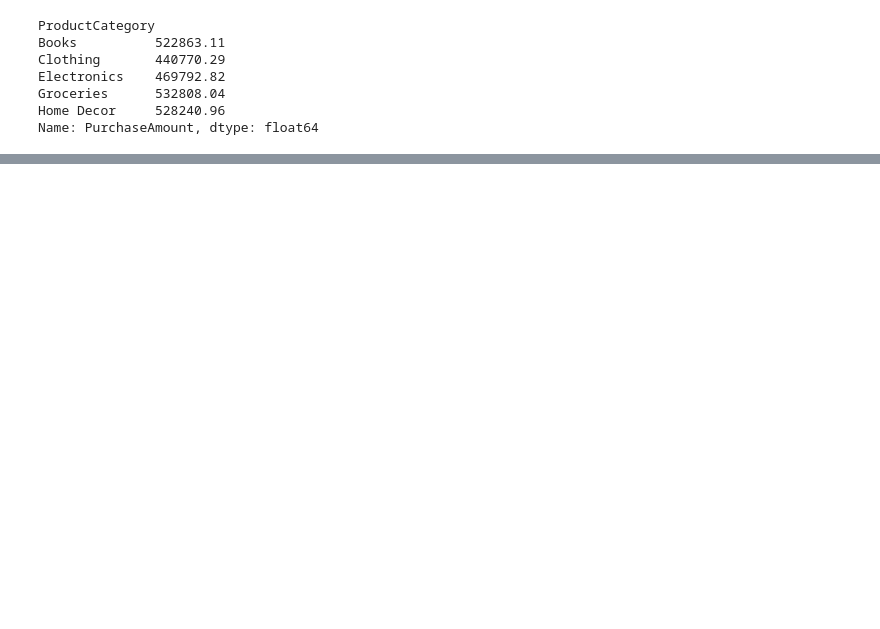
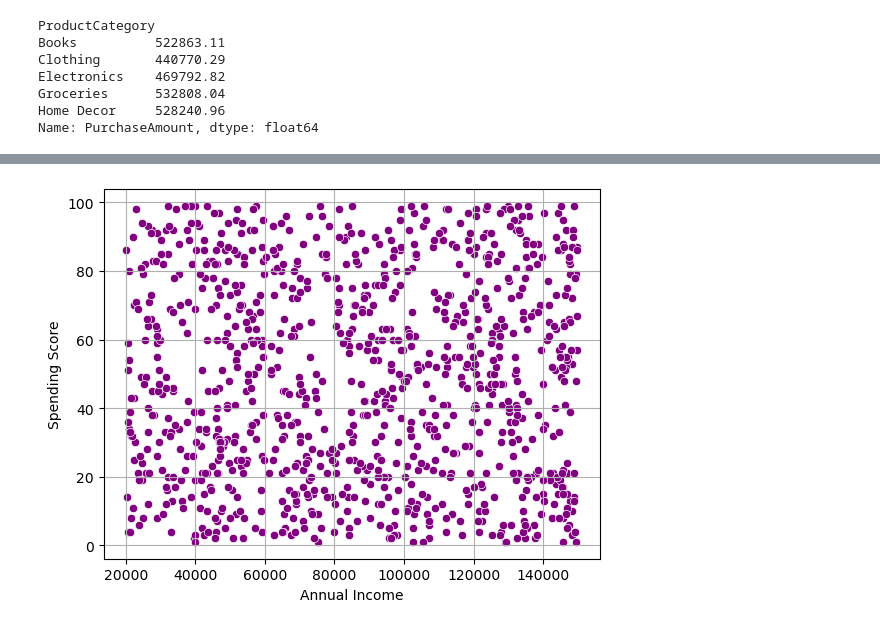
Before and after one commit to AyushPandey021/Capstone-Projects, a Jupyter notebook: Costomer-data/index.ipynb, the cells around one changed output, grey strips where cells are left out. Cells and saved outputs as stored; diff of their text form; code cells hidden in the pictures; blank space fills up the shorter version.

```diff
--- a/Costomer-data/index.ipynb
+++ b/Costomer-data/index.ipynb
@@ -187,0 +180,10 @@ Recommend 1 strategy to increase revenue.
+# %%
+# create scatter plot and show annual income
+sns.scatterplot(data=df,x= 'AnnualIncome',y="SpendingScore", color="purple")
+plt.Figure(figsize=(8,5))
+plt.grid(True)
+plt.xlabel('Annual Income')
+plt.ylabel('Spending Score')
+plt.show()
+# %% [output]
+[figure, added]
```
Also changed, not shown: parts of 6 cells of this notebook.
